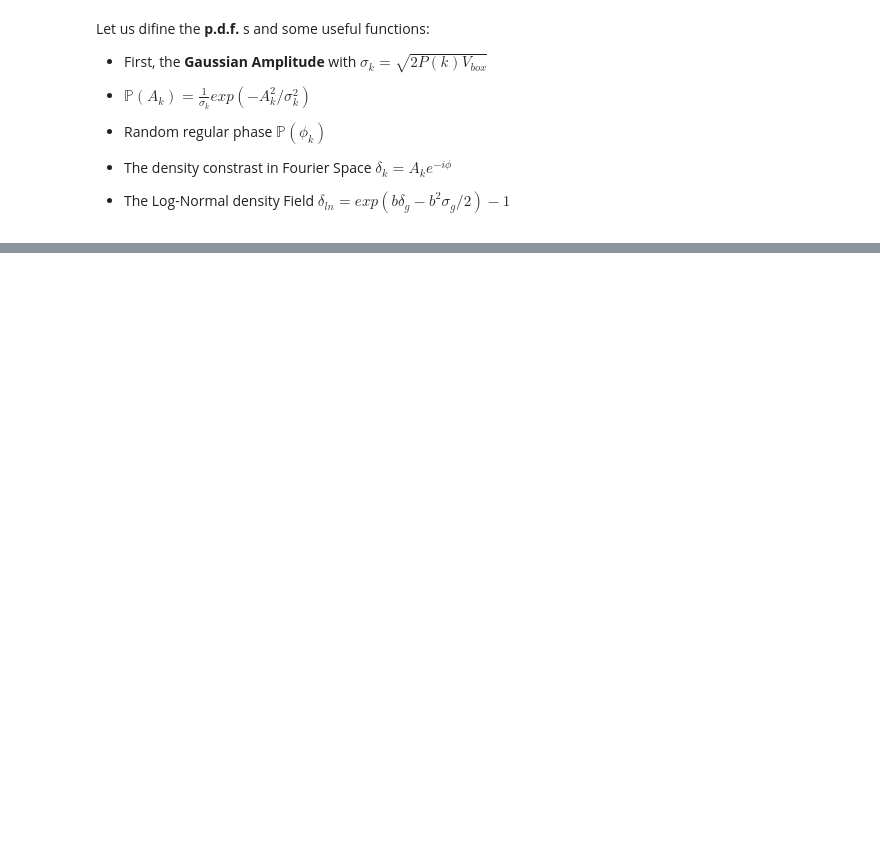
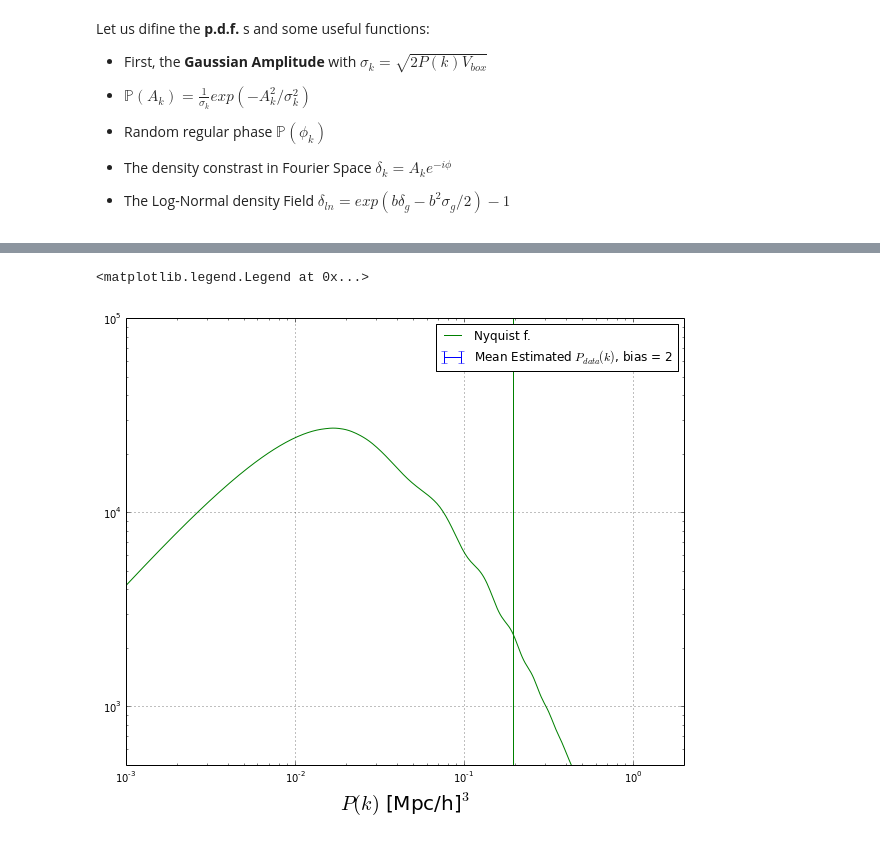
Before and after one commit to arthurmloureiro/pk_fkp, a Jupyter notebook: pk_fkp_notebook.ipynb, the cells around one changed output, grey strips where cells are left out. Drawn from its saved outputs; the diff is of its cells as text; code cells hidden in the pictures; blank space fills up the shorter version.

```diff
--- a/pk_fkp_notebook.ipynb
+++ b/pk_fkp_notebook.ipynb
@@ -197,0 +181,18 @@ pl.colorbar()
+# %%
+num_bins = 50
+nn = int(np.sqrt(n_x**2 + n_y**2 + n_z**2))
+kk_bar = np.fft.fftfreq(nn)
+kmaxbar = np.sqrt(1.7)*np.max(abs(kk_bar))
+dk_bar = kmaxbar/(num_bins+0.0001)*np.ones(num_bins)
+k_bar = (dk_bar/2)+np.linspace(0.,kmaxbar-dk_bar[2],num_bins)
+M = np.asarray([0.5*(np.sign((k_bar[a]+dk_bar[a]/2)-grid.grid_k[:,:,:n_z/2+1])+1.)*0.5*(np.sign(grid.grid_k[:,:,:n_z/2+1]-(k_bar[a]-dk_bar[a]/2))+1.)for a in range(len(k_bar))])
+
+fkp_stuff = fkpc.fkp_init(num_bins,n_bar_matrix[0],bias[0],cell_size,n_x,n_y,n_z,M)
+FKP1 = fkp_stuff.fkp(N_r[0])
+P_data = fkp_stuff.P_ret.real
+Sigma_data = fkp_stuff.sigma.real
+
+fkp_stuff2 = fkpc.fkp_init(num_bins,n_bar_matrix[1],bias[1],cell_size,n_x,n_y,n_z,M)
+FKP2 = fkp_stuff2.fkp(N_r[1])
+P_data2 = fkp_stuff2.P_ret.real
+Sigma_data2 = fkp_stuff2.sigma.real
@@ -197,0 +219,17 @@ pl.colorbar()
+# %%
+pl.figure('P(k) zoom',figsize=(10,8))
+pl.loglog()
+pl.xlim(1E-3,2.0)
+pl.ylim(5E2,1E5)
+pl.errorbar(k_bar*(2.*np.pi*n_x/L_x),P_data,yerr=Sigma_data,label='Mean Estimated $P_{data}(k)$')
+pl.errorbar(k_bar*(2.*np.pi*n_x/L_x),P_data2,yerr=Sigma_data2,label='Mean Estimated $P_{data}(k)$, bias = 2')
+
+pl.plot(k_camb,Pk_camb)
+pl.xlabel(r'$k$ [h/Mpc]',fontsize=20)
+pl.xlabel(r'$P(k)$ [Mpc/h]$^3$',fontsize=20)
+pl.grid(True)
+pl.axvline(x=np.max(np.max(grid.k_x)*(2.*np.pi*n_x/L_x)),color='g',label='Nyquist f.')
+pl.legend()
+# %% [output]
+<matplotlib.legend.Legend at 0x...>
+[figure, added]
```
Also changed, not shown: parts of 13 cells of this notebook.
